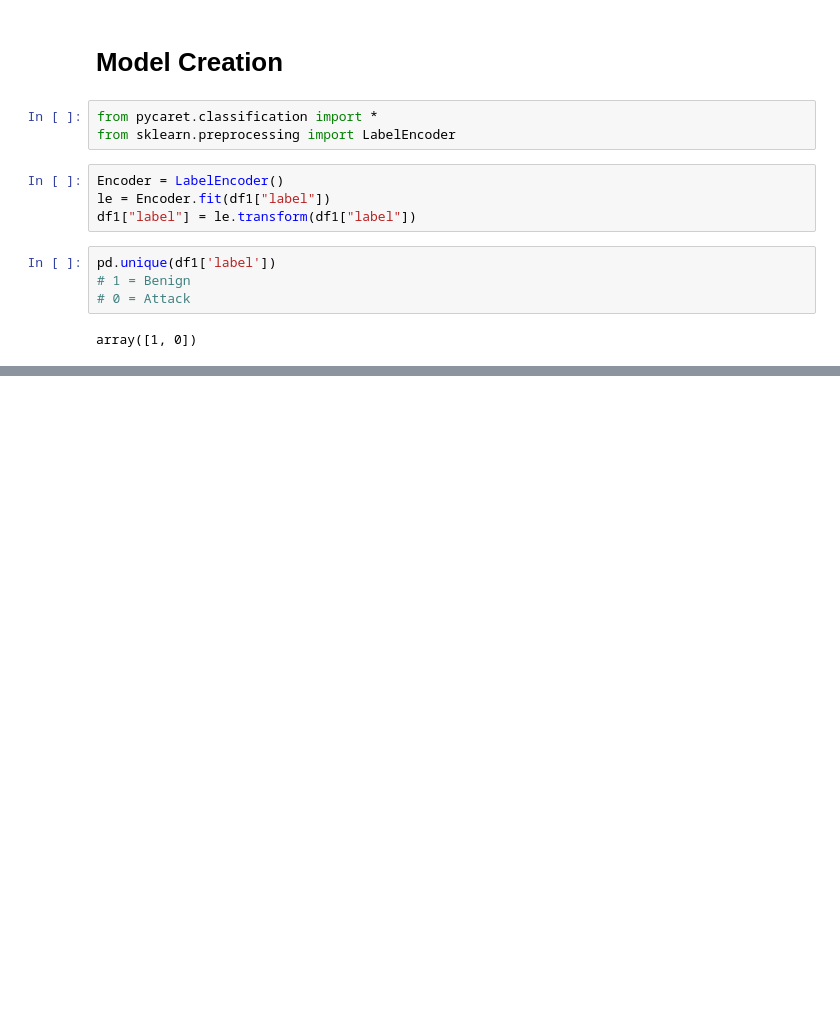
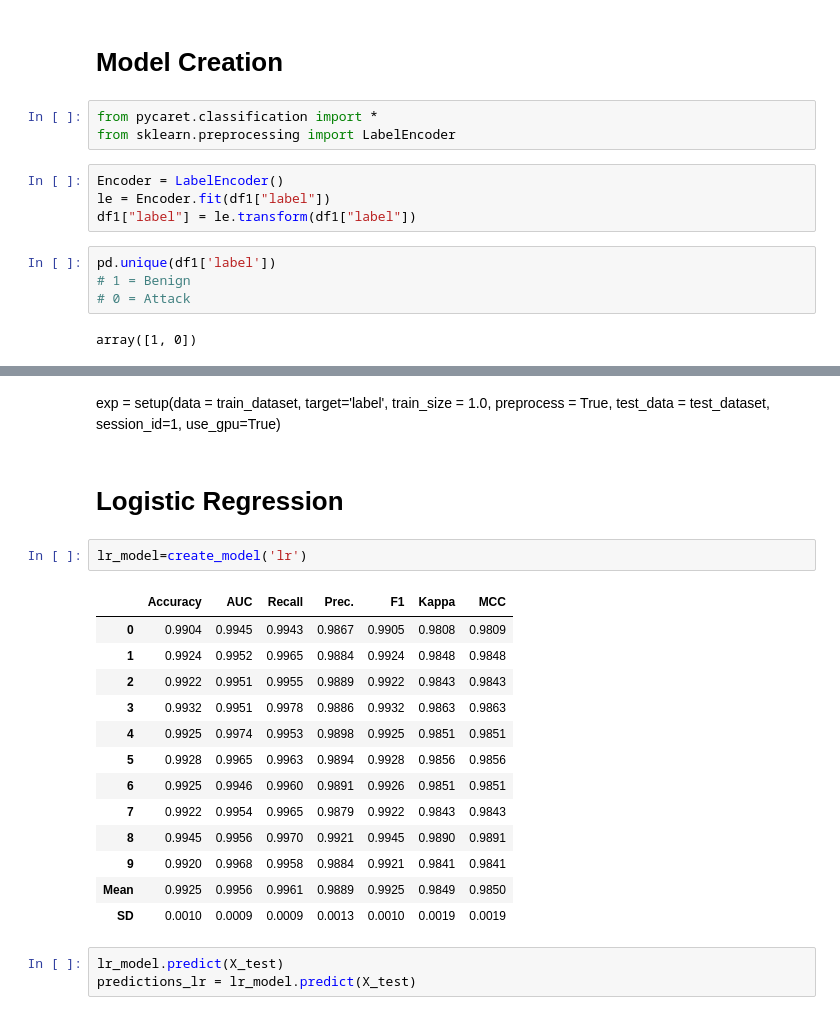
Before and after one commit to NielParekh/Detection-of-DDoS-attacks-on-Android-devices, a Jupyter notebook: slowloris.ipynb, the cells around one changed output, grey strips where cells are left out. Saved outputs shown, nothing was run; the diff lists cells and outputs as text; blank space fills up the shorter version.

```diff
--- a/slowloris.ipynb
+++ b/slowloris.ipynb
@@ -216,0 +261,23 @@ Name: label, dtype: int64
+# %% [markdown]
+exp = setup(data = train_dataset, target='label', train_size = 1.0, preprocess = True, test_data = test_dataset, session_id=1, use_gpu=True)
+# %% [markdown]
+# Logistic Regression
+# %%
+lr_model=create_model('lr')
+# %% [output]
+|  | Accuracy | AUC | Recall | Prec. | F1 | Kappa | MCC |
+| 0 | 0.9904 | 0.9945 | 0.9943 | 0.9867 | 0.9905 | 0.9808 | 0.9809 |
+| 1 | 0.9924 | 0.9952 | 0.9965 | 0.9884 | 0.9924 | 0.9848 | 0.9848 |
+| 2 | 0.9922 | 0.9951 | 0.9955 | 0.9889 | 0.9922 | 0.9843 | 0.9843 |
+| 3 | 0.9932 | 0.9951 | 0.9978 | 0.9886 | 0.9932 | 0.9863 | 0.9863 |
+| 4 | 0.9925 | 0.9974 | 0.9953 | 0.9898 | 0.9925 | 0.9851 | 0.9851 |
+| 5 | 0.9928 | 0.9965 | 0.9963 | 0.9894 | 0.9928 | 0.9856 | 0.9856 |
+| 6 | 0.9925 | 0.9946 | 0.9960 | 0.9891 | 0.9926 | 0.9851 | 0.9851 |
+| 7 | 0.9922 | 0.9954 | 0.9965 | 0.9879 | 0.9922 | 0.9843 | 0.9843 |
+| 8 | 0.9945 | 0.9956 | 0.9970 | 0.9921 | 0.9945 | 0.9890 | 0.9891 |
+| 9 | 0.9920 | 0.9968 | 0.9958 | 0.9884 | 0.9921 | 0.9841 | 0.9841 |
+| Mean | 0.9925 | 0.9956 | 0.9961 | 0.9889 | 0.9925 | 0.9849 | 0.9850 |
+| SD | 0.0010 | 0.0009 | 0.0009 | 0.0013 | 0.0010 | 0.0019 | 0.0019 |
+# %%
+lr_model.predict(X_test)
+predictions_lr = lr_model.predict(X_test)
```
Also changed, not shown: parts of 42 cells of this notebook.
